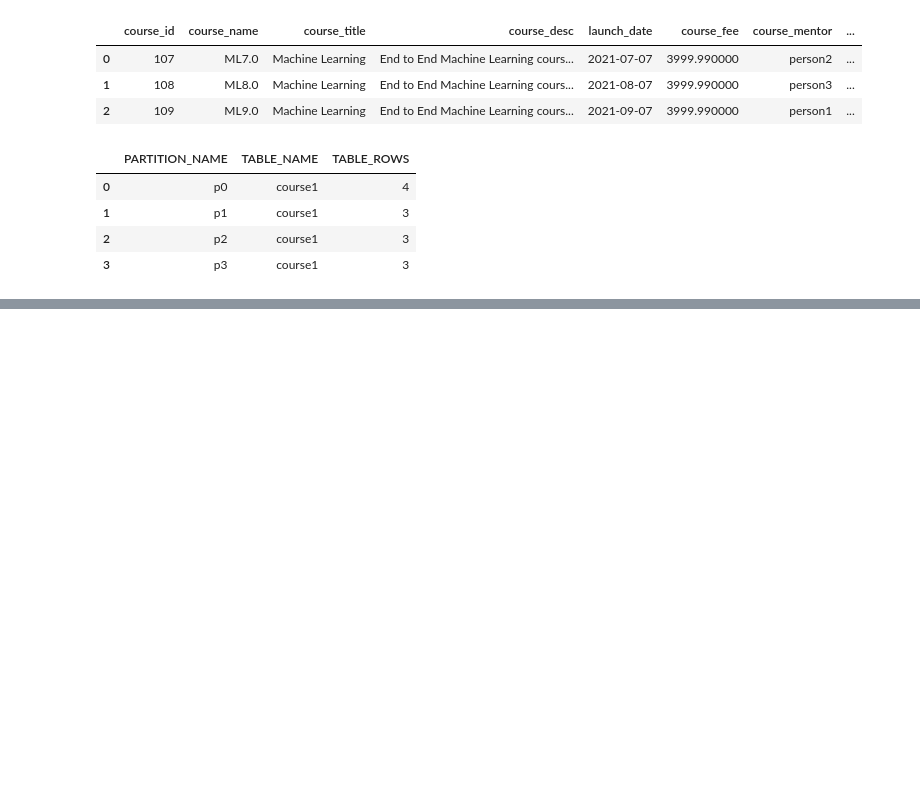
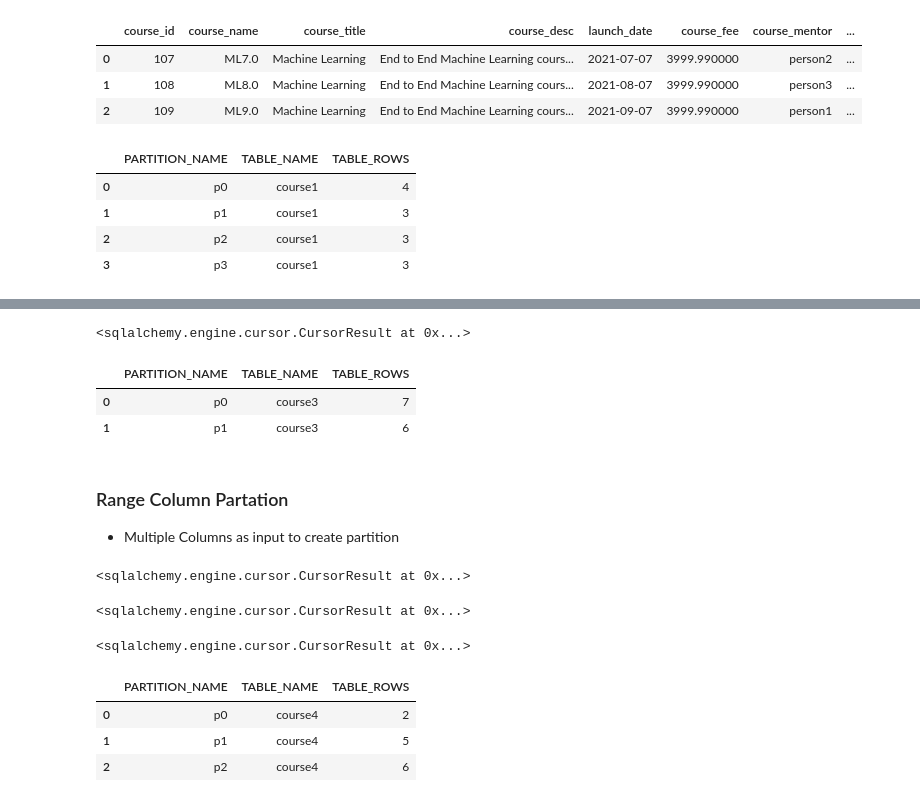
Before and after one commit to dev-hack95/SQL, a Jupyter notebook: SQL8.ipynb, the cells around one changed output, grey strips where cells are left out. Cells and saved outputs as stored; diff of their text form; code cells hidden in the pictures; blank space fills up the shorter version.

```diff
--- a/SQL8.ipynb
+++ b/SQL8.ipynb
@@ -303,0 +446,69 @@ select partition_name , table_name , table_rows from information_schema.partitio
+# %%
+db.execute(text("""
+commit;
+"""))
+# %% [output]
+<sqlalchemy.engine.cursor.CursorResult at 0x...>
+# %%
+data.query("""
+select partition_name, table_name, table_rows from information_schema.partitions where table_name = 'course3';
+""")
+# %% [output]
+|  | PARTITION_NAME | TABLE_NAME | TABLE_ROWS |
+| 0 | p0 | course3 | 7 |
+| 1 | p1 | course3 | 6 |
+# %% [markdown]
+### Range Column Partation
+
+* Multiple Columns as input to create partition
+# %%
+db.execute(text("""
+CREATE TABLE course4 (
+    course_id INT NOT NULL,
+    course_name VARCHAR(255),
+    course_title VARCHAR(255),
+    course_desc VARCHAR(255),
+    launch_date DATE,
+    course_fee DECIMAL(20, 6),
+    course_mentor VARCHAR(255),
+    course_launch_year INT);
+"""))
+# %% [output]
+<sqlalchemy.engine.cursor.CursorResult at 0x...>
+# %%
+db.execute(text("""
+ALTER TABLE course4
+PARTITION BY RANGE COLUMNS(course_mentor, course_launch_year)(
+    PARTITION p0 VALUES LESS THAN ("person1", 2020),
+    PARTITION p1 VALUES LESS THAN ("person2", 2021),
+    PARTITION p2 VALUES LESS THAN ("person3", 2023));
+"""))
+# %% [output]
+<sqlalchemy.engine.cursor.CursorResult at 0x...>
+# %%
+db.execute(text("""
+insert into course4 values (100, "ML", "Machine Learning", "End to End Machine Learning course with captsone projects", '2019-06-07', 3999.99, "person1", 2019),
+(101, "ML1.0", "Machine Learning", "End to End Machine Learning course with captsone projects", '2019-07-07', 3999.99, "person2", 2019),
+(102, "ML2.0", "Machine Learning", "End to End Machine Learning course with captsone projects", '2019-08-07', 3999.99, "person3", 2019),
+(103, "Ml3.0", "Machine Learning", "End to End Machine Learning course with captsone projects", '2019-09-07', 3999.99, "person1", 2019),
+(104, "ML4.0", "Machine Learning", "End to End Machine Learning course with captsone projects", '2020-07-07', 3999.99, "person2", 2020),
+(105, "ML5.0", "Machine Learning", "End to End Machine Learning course with captsone projects", '2020-08-07', 3999.99, "person3", 2020),
+(106, "ML6.0", "Machine Learning", "End to End Machine Learning course with captsone projects", '2020-09-07', 3999.99, "person1", 2020),
+(107, "ML7.0", "Machine Learning", "End to End Machine Learning course with captsone projects", '2021-07-07', 3999.99, "person2", 2021),
+(108, "ML8.0", "Machine Learning", "End to End Machine Learning course with captsone projects", '2021-08-07', 3999.99, "person3", 2021),
+(109, "ML9.0", "Machine Learning", "End to End Machine Learning course with captsone projects", '2021-09-07', 3999.99, "person1", 2021),
+(110, "ML10.0", "Machine Learning", "End to End Machine Learning course with captsone projects", '2022-07-07', 3999.99, "person2", 2022),
+(111, "ML11.0", "Machine Learning", "End to End Machine Learning course with captsone projects", '2022-08-07', 3999.99, "person3", 2022),
+(112, "ML12.0", "Machine Learning", "End to End Machine Learning course with captsone projects", '2022-09-07', 3999.99, "person1", 2022)
+"""))
+# %% [output]
+<sqlalchemy.engine.cursor.CursorResult at 0x...>
+# %%
+data.query("""
+select partition_name, table_name, table_rows from information_schema.partitions where table_name = "course4";
+""")
+# %% [output]
+|  | PARTITION_NAME | TABLE_NAME | TABLE_ROWS |
+| 0 | p0 | course4 | 2 |
+| 1 | p1 | course4 | 5 |
+| 2 | p2 | course4 | 6 |
```
Also changed, not shown: parts of 20 cells of this notebook.
